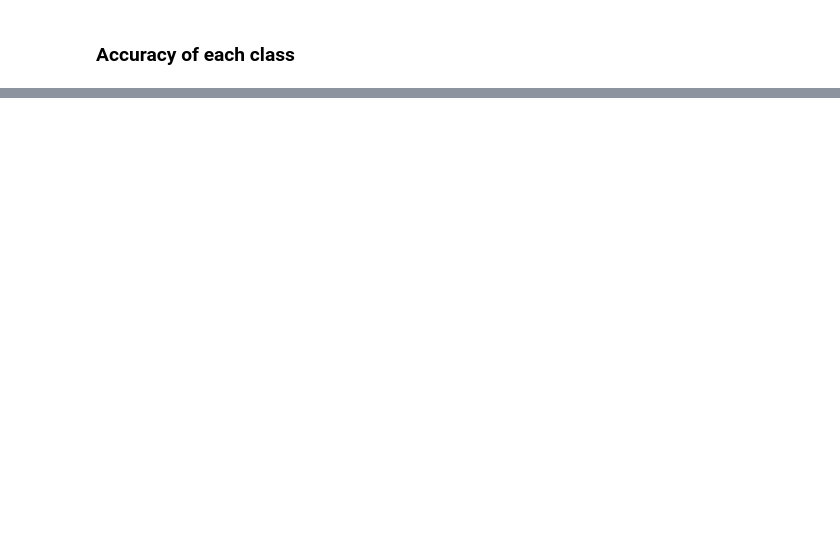
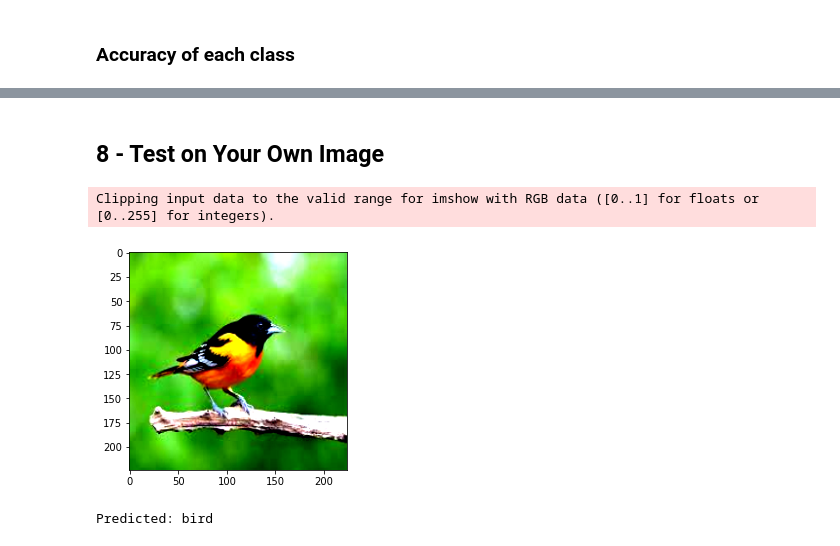
Before and after one commit to Jingshun99/CNN, a Jupyter notebook: cnn.ipynb, the cells around one changed output, grey strips where cells are left out. Saved outputs shown, nothing was run; the diff lists cells and outputs as text; code cells hidden in the pictures; blank space fills up the shorter version.

```diff
--- a/cnn.ipynb
+++ b/cnn.ipynb
@@ -409,3 +416,28 @@ Accuracy for class automobile is : 96.7 %
 Accuracy for class bird  is : 80.0 %
 Accuracy for class cat   is : 96.7 %
 Accuracy for class deer  is : 80.0 %
+# %% [markdown]
+<a name='8'></a>
+## 8 - Test on Your Own Image
+# %%
+from PIL import Image
+img_path = 'images/bird.jpg'
+img = Image.open(img_path)
+transform = transforms.Compose([
+     transforms.Resize((224,224)),
+     transforms.ToTensor(),
+     transforms.Normalize((0.485, 0.456, 0.406), (0.229, 0.224, 0.226)
+)])
+
+img_trans = transform(img)
+imshow(torchvision.utils.make_grid(img_trans))
+
+img_trans = img_trans.unsqueeze_(0)
+input = img_trans.to(device)
+outputs = resnet101(input)
+_, predicted = torch.max(outputs,1)
+print('Predicted:',classes[predicted])
+# %% [output]
+Clipping input data to the valid range for imshow with RGB data ([0..1] for floats or [0..255] for integers).
+[figure, added]
+Predicted: bird
```
Also changed, not shown: parts of 9 cells of this notebook.
